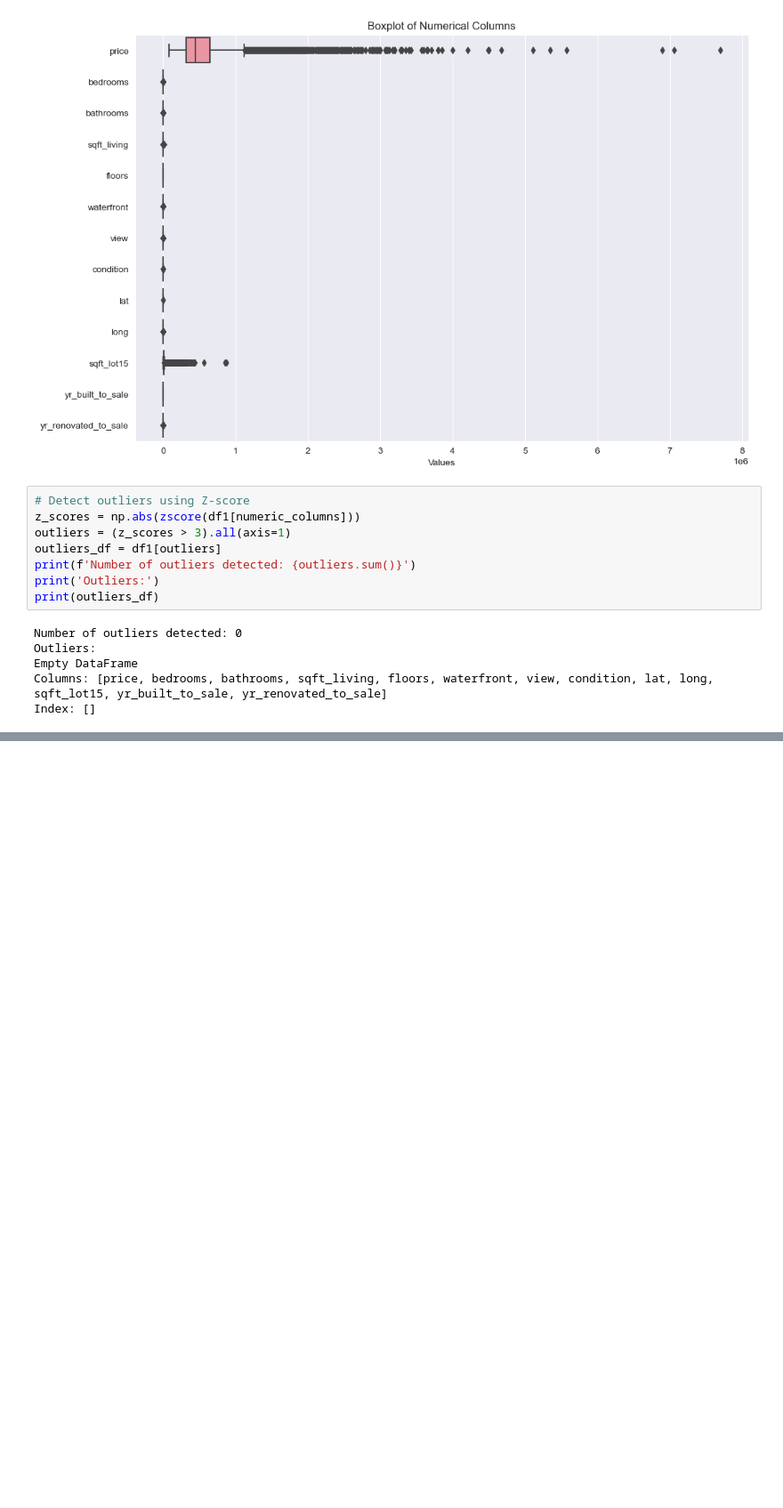
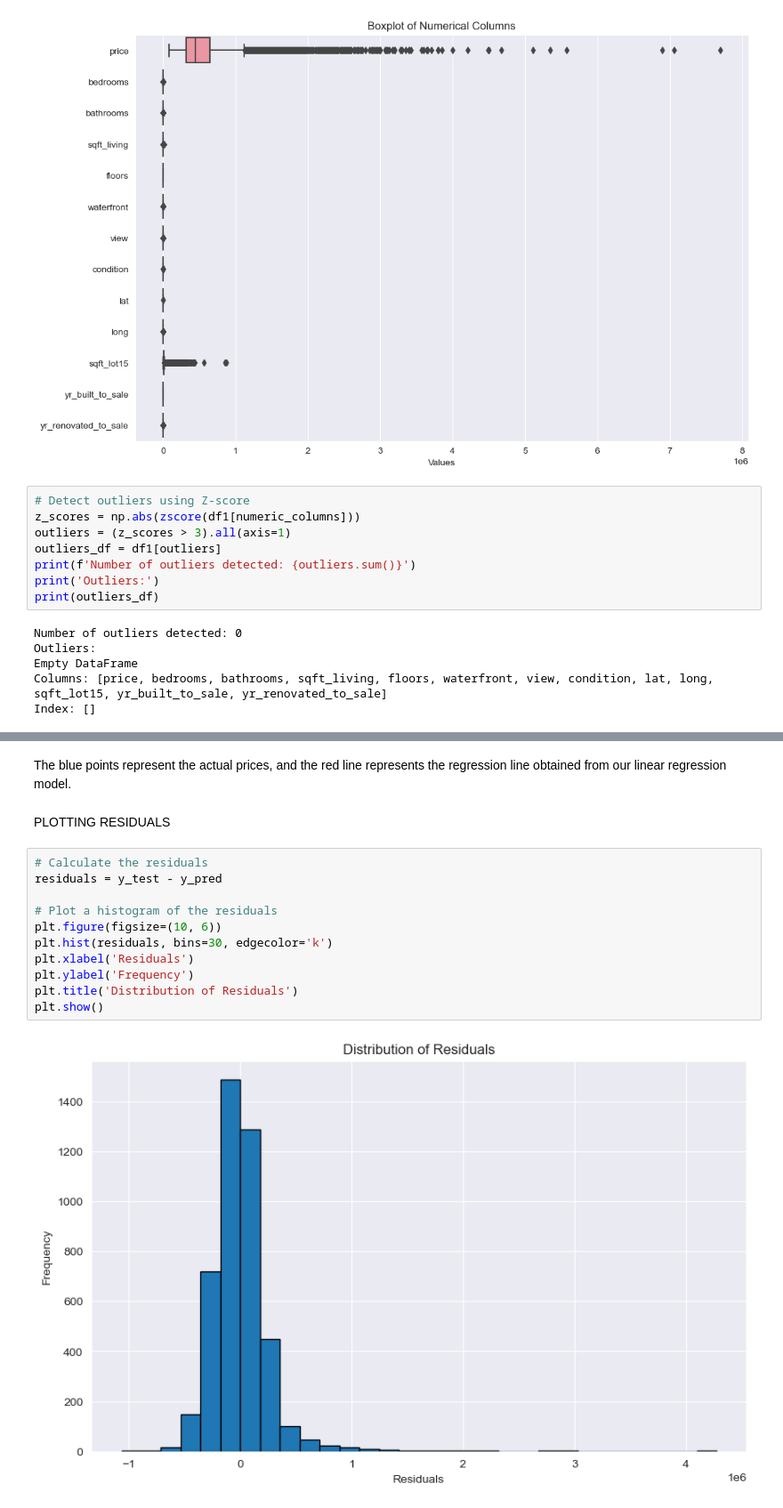
Before and after one commit to lchep2024/phase_2_project, a Jupyter notebook: members/juliet.ipynb, the cells around one changed output, grey strips where cells are left out. Shown at 89% size. Cells and saved outputs as stored; diff of their text form; blank space fills up the shorter version.

```diff
--- a/members/juliet.ipynb
+++ b/members/juliet.ipynb
@@ -441,0 +579,17 @@ Index: []
+# %% [markdown]
+The blue points represent the actual prices, and the red line represents the regression line obtained from our linear regression model.
+# %% [markdown]
+PLOTTING RESIDUALS
+# %%
+# Calculate the residuals
+residuals = y_test - y_pred
+
+# Plot a histogram of the residuals
+plt.figure(figsize=(10, 6))
+plt.hist(residuals, bins=30, edgecolor='k')
+plt.xlabel('Residuals')
+plt.ylabel('Frequency')
+plt.title('Distribution of Residuals')
+plt.show()
+# %% [output]
+[figure, added]
```
Also changed, not shown: parts of 32 cells of this notebook.
